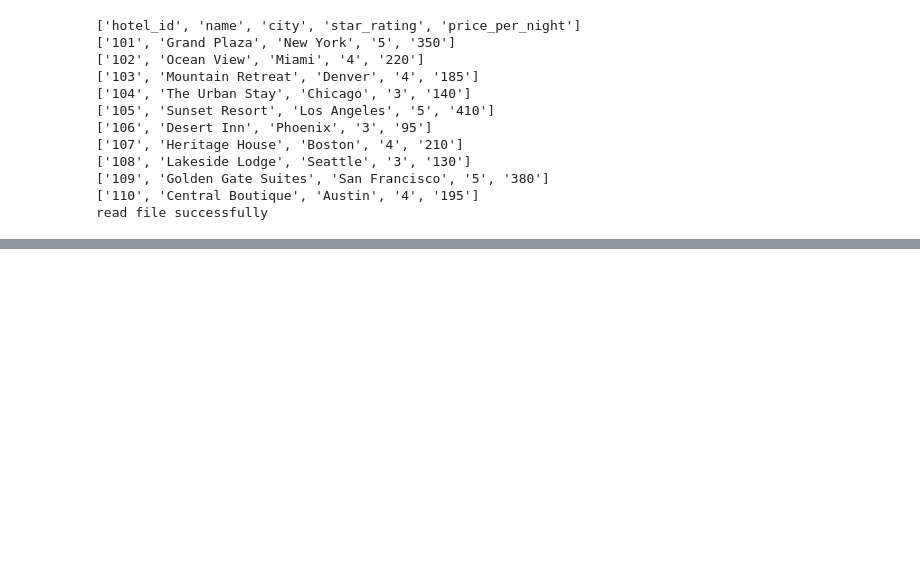
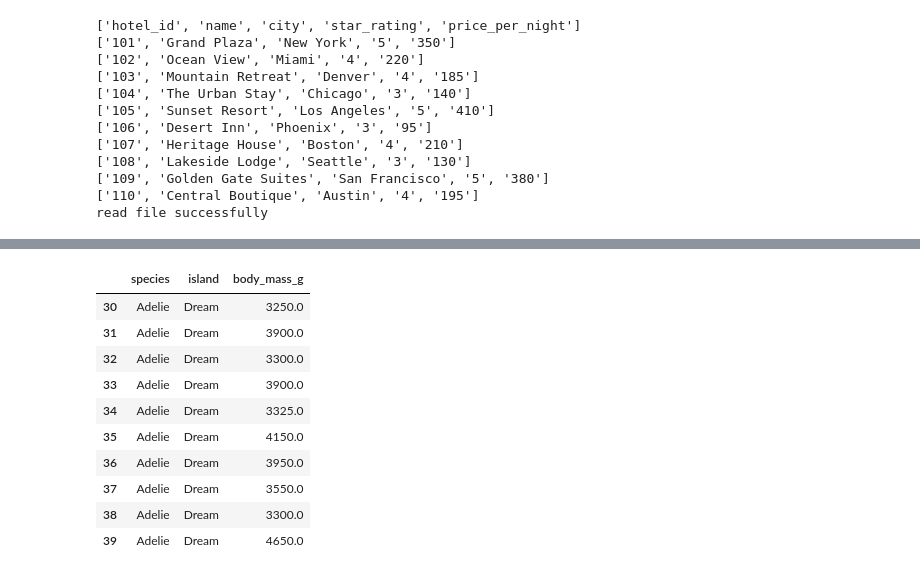
Before and after one commit to Gernnn/Data-Bootcamp_12, a Jupyter notebook: Essential_Python_for_DA.ipynb, the cells around one changed output, grey strips where cells are left out. Saved outputs shown, nothing was run; the diff lists cells and outputs as text; code cells hidden in the pictures; blank space fills up the shorter version.

```diff
--- a/Essential_Python_for_DA.ipynb
+++ b/Essential_Python_for_DA.ipynb
@@ -175,0 +290,17 @@ read file successfully
+# %%
+## filter rows
+df_penguin[["species", "island", "body_mass_g"]]\
+    .query("species == 'Adelie' and island == 'Dream'")\
+    .head(10)
+# %% [output]
+|  | species | island | body_mass_g |
+| 30 | Adelie | Dream | 3250.0 |
+| 31 | Adelie | Dream | 3900.0 |
+| 32 | Adelie | Dream | 3300.0 |
+| 33 | Adelie | Dream | 3900.0 |
+| 34 | Adelie | Dream | 3325.0 |
+| 35 | Adelie | Dream | 4150.0 |
+| 36 | Adelie | Dream | 3950.0 |
+| 37 | Adelie | Dream | 3550.0 |
+| 38 | Adelie | Dream | 3300.0 |
+| 39 | Adelie | Dream | 4650.0 |
```
Also changed, not shown: parts of 25 cells of this notebook.
